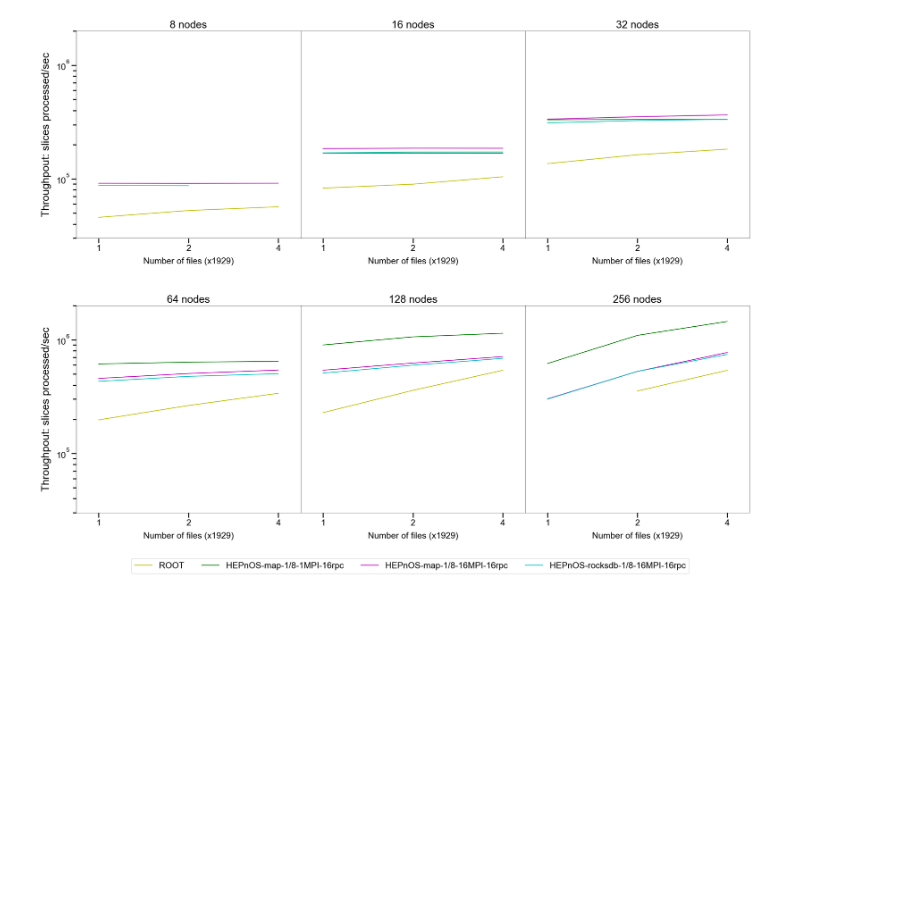
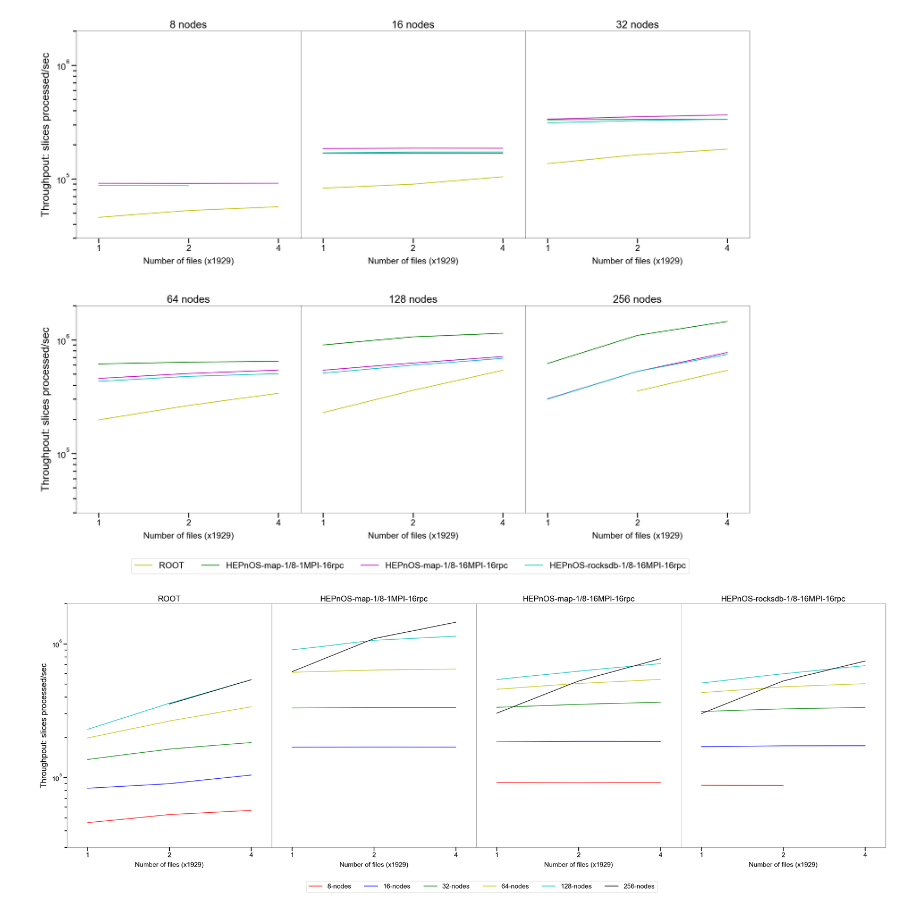
Before and after one commit to HEPonHPC/hepnos_eventselection, a Jupyter notebook: scaling/256_nodes/compare_slice_throughput_weak_scale.ipynb, the cells around one changed output. Saved outputs shown, nothing was run; the diff lists cells and outputs as text; code cells hidden in the pictures; blank space fills up the shorter version.

Commit message:
add weak scaling plots

```diff
--- a/scaling/256_nodes/compare_slice_throughput_weak_scale.ipynb
+++ b/scaling/256_nodes/compare_slice_throughput_weak_scale.ipynb
@@ -199,3 +199,77 @@ for _ax in ax.flatten():
 plt.savefig("weak_scale.png", dpi=250, bbox_inches="tight")
 # %% [output]
 [figure]
+# %%
+nodes = np.array([8,16,32,64,128,256])
+
+mpl.rcParams['font.family'] = 'Arial'
+plt.rcParams['font.size'] = 18
+plt.rcParams['axes.linewidth'] = 0.5
+mpl.rcParams['lines.markersize'] = 6
+
+f,ax = plt.subplots(1,4)
+f.set_size_inches(40,12)
+f.subplots_adjust(wspace=0)
+f.subplots_adjust(hspace=0.325)
+
+_elinewidth = 0.75
+_capsize = 3
+
+ax[0].set_title('ROOT')
+ax[0].plot(root_weak_scale[0,:],'r')
+ax[0].plot(root_weak_scale[1,:],'b')
+ax[0].plot(root_weak_scale[2,:],'g')
+ax[0].plot(root_weak_scale[3,:],'y')
+ax[0].plot(root_weak_scale[4,:],'c')
+ax[0].plot(np.arange(1,3), root_weak_scale[5,1:],'k')
+
+ax[1].set_title('HEPnOS-map-1/8-1MPI-16rpc')
+#ax[1].plot(hepnos_s1by8_1rank_rpc16_weak_scale[0,:],'r')
+ax[1].plot(hepnos_s1by8_1rank_rpc16_weak_scale[1,:],'b')
+ax[1].plot(hepnos_s1by8_1rank_rpc16_weak_scale[2,:],'g')
+ax[1].plot(hepnos_s1by8_1rank_rpc16_weak_scale[3,:],'y')
+ax[1].plot(hepnos_s1by8_1rank_rpc16_weak_scale[4,:],'c')
+ax[1].plot(hepnos_s1by8_1rank_rpc16_weak_scale[5,:],'k')
+
+ax[2].set_title('HEPnOS-map-1/8-16MPI-16rpc')
+ax[2].plot(hepnos_s1by8_16ranks_weak_scale[0,:],'r', label="8-nodes")
+ax[2].plot(hepnos_s1by8_16ranks_weak_scale[1,:],'b', label="16-nodes")
+ax[2].plot(hepnos_s1by8_16ranks_weak_scale[2,:],'g', label="32-nodes")
+ax[2].plot(hepnos_s1by8_16ranks_weak_scale[3,:],'y', label="64-nodes")
+ax[2].plot(hepnos_s1by8_16ranks_weak_scale[4,:],'c', label="128-nodes")
+ax[2].plot(hepnos_s1by8_16ranks_weak_scale[5,:],'k', label="256-nodes")
+
+ax[3].set_title('HEPnOS-rocksdb-1/8-16MPI-16rpc')
+ax[3].plot(np.arange(0,2), ssd_h_s1_by_8_ms1n_weak_scale[0,:-1],'r')
+ax[3].plot(ssd_h_s1_by_8_ms1n_weak_scale[1,:],'b')
+ax[3].plot(ssd_h_s1_by_8_ms1n_weak_scale[2,:],'g')
+ax[3].plot(ssd_h_s1_by_8_ms1n_weak_scale[3,:],'y')
+ax[3].plot(ssd_h_s1_by_8_ms1n_weak_scale[4,:],'c')
+ax[3].plot(ssd_h_s1_by_8_ms1n_weak_scale[5,:],'k')
+
+
+# Common legend for all plots!
+lgd = ax[2].legend(bbox_to_anchor=(0.9, -0.125), ncol=6)
+
+files = np.array([1,2,4])
+for _ax in ax:
+    _ax.set_xticks(np.arange(3))
+    _ax.set_xticklabels(files)
+    _ax.set_xlim(-0.25,2.25)
+    _ax.set_ylim(3*10**4,2*10**6)
+    _ax.set_xlabel('Number of files (x1929)', labelpad=10)
+    _ax.set_yscale('log', base=10)
+    _ax.xaxis.set_tick_params(which='major', size=10, width=2)
+    _ax.xaxis.set_tick_params(which='minor', size=7, width=2)
+    _ax.yaxis.set_tick_params(which='major', size=10, width=2)
+    _ax.yaxis.set_tick_params(which='minor', size=7, width=2)
+    if _ax==ax[0]:
+        _ax.set_ylabel('Throughpout: slices processed/sec', labelpad=10, size=22)
+    else:
+        _ax.yaxis.set_ticklabels([])
+        _ax.yaxis.set_ticks([])
+        _ax.yaxis.set_ticks([], minor=True)
+
+plt.savefig("weak_scale.png", dpi=250, bbox_inches="tight")
+# %% [output]
+[figure, added]
```
Also changed, not shown: 1 other file.
